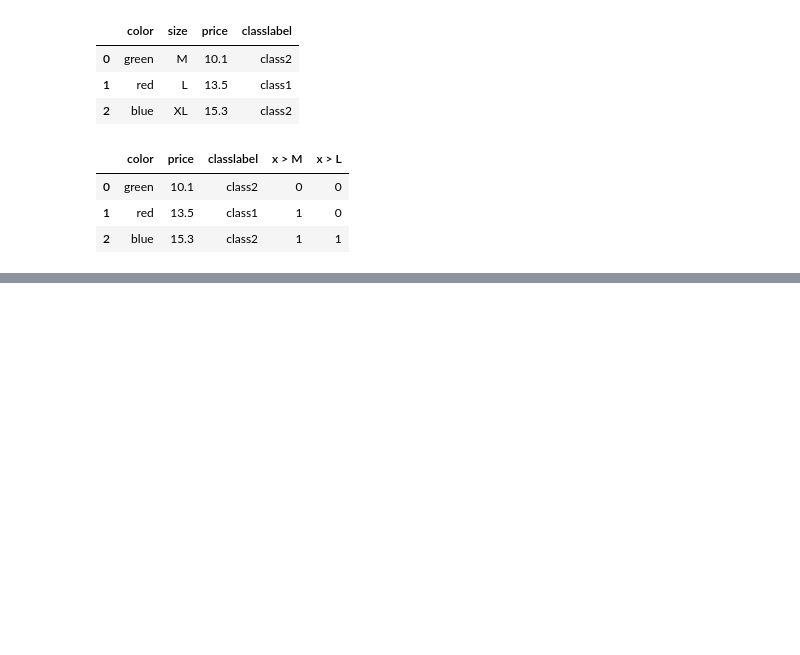
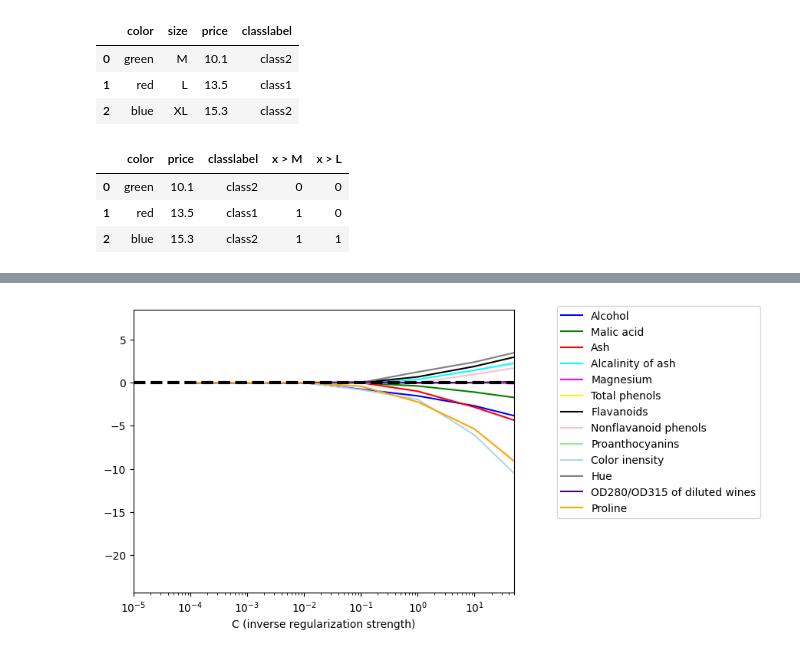
Before and after one commit to Tagara07/MachineLearningTutorial, a Jupyter notebook: chapter4.ipynb, the cells around one changed output, grey strips where cells are left out. Cells and saved outputs as stored; diff of their text form; code cells hidden in the pictures; blank space fills up the shorter version.

```diff
--- a/chapter4.ipynb
+++ b/chapter4.ipynb
@@ -208,0 +231,6 @@ df
+# %%
+X, y = df_wine.iloc[:, 1:].values, df_wine.iloc[:, 0].values
+X_train, X_test, y_train, y_test = train_test_split(X, y,
+                                                    test_size=0.3,
+                                                    random_state=0,
+                                                    stratify=y)
@@ -208,0 +271,4 @@ df
+# %%
+stdsc = StandardScaler()
+X_train_std = stdsc.fit_transform(X_train)
+X_test_std = stdsc.transform(X_test)
@@ -208,0 +277,7 @@ df
+# %%
+lr = LogisticRegression(penalty='l1',
+                        solver='liblinear',
+                        multi_class='ovr')
+lr.fit(X_train_std, y_train)
+print('Training accuracy:', lr.score(X_train_std, y_train))
+print('Test accuracy:', lr.score(X_test_std, y_test))
@@ -208,0 +305,36 @@ df
+# %%
+fig = plt.figure()
+ax = plt.subplot(111)
+colors = ['blue', 'green', 'red', 'cyan',
+          'magenta', 'yellow', 'black', 'pink',
+          'lightgreen', 'lightblue', 'gray', 'indigo',
+          'orange']
+weights, params = [], []
+for c in np.arange(-4., 6.):
+    lr = LogisticRegression(penalty='l1',
+                            C=10.**c,
+                            solver='liblinear',
+                            multi_class='ovr',
+                            random_state=0)
+    lr.fit(X_train_std, y_train)
+    weights.append(lr.coef_[1])
+    params.append(10**c)
+
+weights = np.array(weights)
+
+for colums, color in zip(range(weights.shape[1]), colors):
+    plt.plot(params, weights[:, colums],
+                label=df_wine.columns[colums + 1],
+                color=color)
+
+plt.axhline(0, color='black', linestyle='--', linewidth=3)
+plt.xlim([10**(-5), 10*5])
+plt.xlabel('C (inverse regularization strength)')
+plt.xscale('log')
+plt.legend(loc='upper left')
+ax.legend(loc='upper center',
+          bbox_to_anchor=(1.38, 1.03),
+          ncol=1, fancybox=True)
+plt.show()
+# %% [output]
+[figure, added]
```
Also changed, not shown: parts of 20 cells of this notebook, 1 other file.
